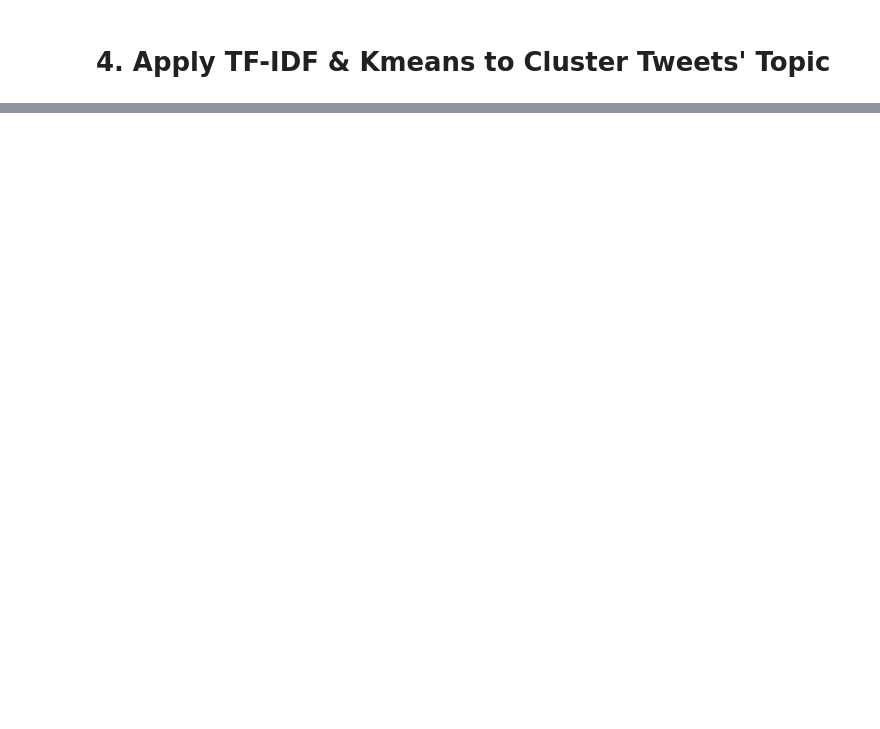
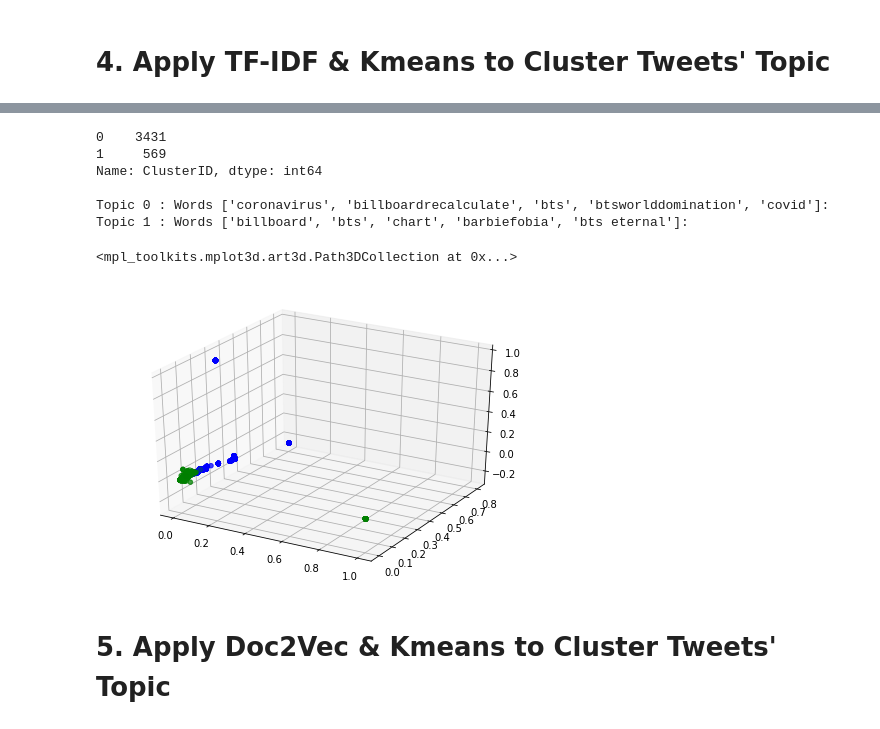
Before and after one commit to kxh001/CS226-Project, a Jupyter notebook: Tweets Analysis.ipynb, the cells around one changed output, grey strips where cells are left out. Saved outputs shown, nothing was run; the diff lists cells and outputs as text; code cells hidden in the pictures; blank space fills up the shorter version.

```diff
--- a/Tweets Analysis.ipynb
+++ b/Tweets Analysis.ipynb
@@ -311,0 +327,52 @@ Cluster 1 : Words :
+# %%
+# Use KMeans to cluster the feature vectors
+num_clusters =2
+km = KMeans(n_clusters=num_clusters)
+km.fit(tfidf_matrix)
+clusters = km.labels_.tolist()
+cluster_df = pd.DataFrame()
+cluster_df['ClusterID'] = clusters
+print(cluster_df['ClusterID'].value_counts(),"\n")
+
+# Display the results of the topic clustering based on TF-IDF
+order_centroids = km.cluster_centers_.argsort()[:, ::-1]
+for i in range(num_clusters):
+    words = []
+    for ind in order_centroids[i, :5]:
+        words.append(feature_names[ind])
+    print("Topic {} : Words {}:".format(i,words))
+# %% [output]
+0    3431
+1     569
+Name: ClusterID, dtype: int64
+
+Topic 0 : Words ['coronavirus', 'billboardrecalculate', 'bts', 'btsworlddomination', 'covid']:
+Topic 1 : Words ['billboard', 'bts', 'chart', 'barbiefobia', 'bts eternal']:
+# %%
+# Feature of TF-IDF (tfidf_matrix) is a huge sparse matrix, cannot use PCA to reduce dimensions
+from sklearn.decomposition import TruncatedSVD
+import matplotlib.pyplot as plt
+clf = TruncatedSVD(3)
+Xpca = clf.fit_transform(tfidf_matrix)
+
+Xpca_df = pd.DataFrame()
+Xpca_df["X"] = Xpca[:,0]
+Xpca_df["Y"] = Xpca[:,1]
+Xpca_df["Z"] = Xpca[:,2]
+Xpca_df["lables"] = km.labels_
+Xpca0 = Xpca_df.loc[Xpca_df["lables"]==0]
+Xpca1 = Xpca_df.loc[Xpca_df["lables"]==1]
+# Xpca2 = Xpca_df.loc[Xpca_df["lables"]==2]
+# Xpca3 = Xpca_df.loc[Xpca_df["lables"]==3]
+
+fig = plt.figure()
+ax = Axes3D(fig)
+ax.scatter(Xpca0["X"],Xpca0["Y"],Xpca0["Z"],marker='o', c='g')
+ax.scatter(Xpca1["X"],Xpca1["Y"],Xpca1["Z"],marker='o', c='b')
+# ax.scatter(Xpca2["X"],Xpca2["Y"],Xpca2["Z"],marker='o', c='r')
+# ax.scatter(Xpca3["X"],Xpca3["Y"],Xpca3["Z"],marker='o', c='k')
+# %% [output]
+<mpl_toolkits.mplot3d.art3d.Path3DCollection at 0x...>
+[figure, added]
+# %% [markdown]
+# 5. Apply Doc2Vec & Kmeans to Cluster Tweets' Topic
```
Also changed, not shown: parts of 30 cells of this notebook.
